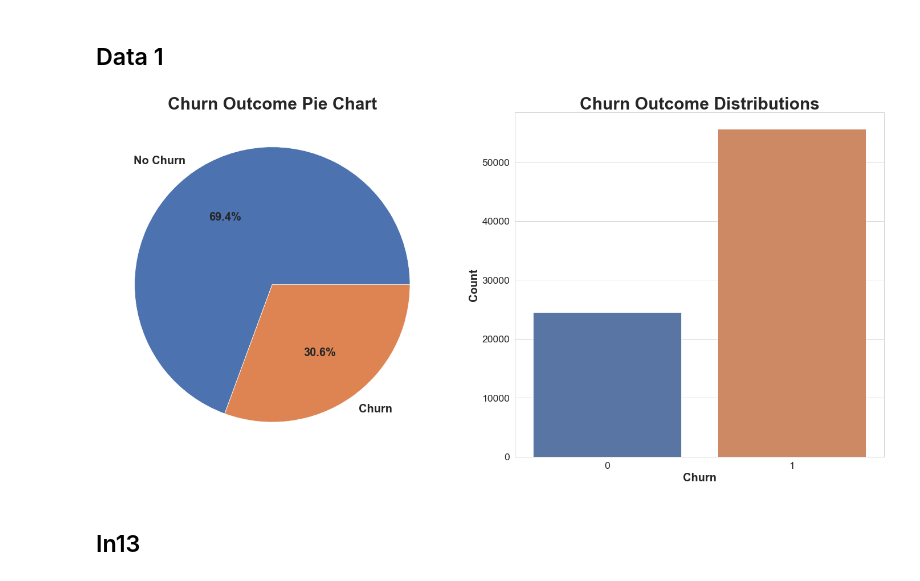
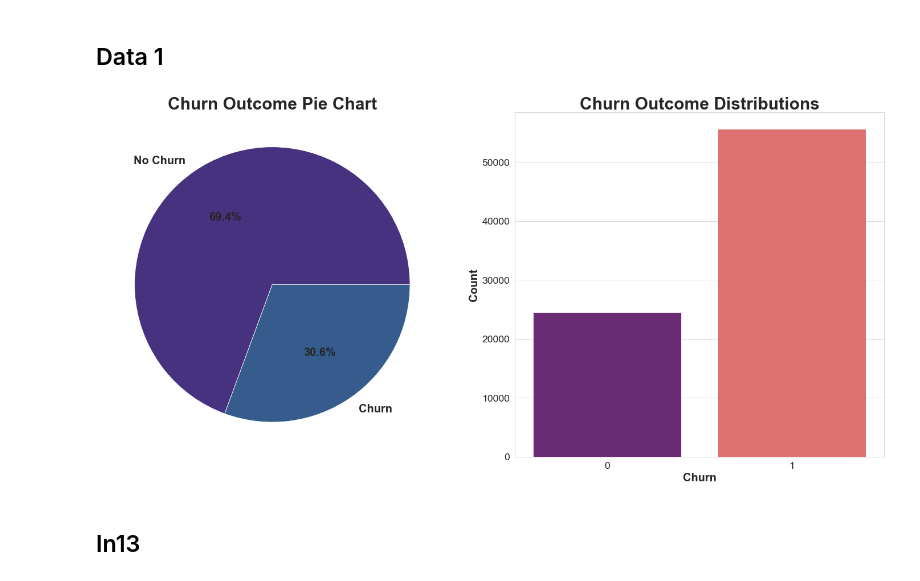
Before and after one commit to MattiaBrocco/Business-Analytics-Project, a Jupyter notebook: EDA.ipynb, the cells around one changed output. Drawn from its saved outputs; the diff is of its cells as text; code cells hidden in the pictures.

```diff
--- a/EDA.ipynb
+++ b/EDA.ipynb
@@ -189,20 +193,20 @@ in13_custom
 # %% [markdown]
 ## Data 1
 # %%
-sns.set(style = 'whitegrid')
+sns.set(style = 'whitegrid', palette = 'viridis')
 sns.set_context('paper', font_scale = 2)
 fig = plt.figure(figsize = (20, 10))
 plt.subplot(121)
 plt.pie(data1.si2014.value_counts(),labels = ['No Churn', 'Churn'], autopct = '%.1f%%', radius = 1, textprops={'fontsize': 20, 'fontweight': 'bold'})
 plt.title('Churn Outcome Pie Chart', fontsize = 30, fontweight = 'bold')
 plt.subplot(122)
-t = sns.countplot(data1.si2014)
+t = sns.countplot(data1.si2014, palette= 'magma')
 t.set_xlabel('Churn', fontweight = 'bold', fontsize = 20)
 t.set_ylabel('Count', fontweight = 'bold', fontsize = 20)
 plt.title('Churn Outcome Distributions', fontsize = 30, fontweight = 'bold')
 plt.tight_layout()
 # %% [output]
-[figure, old version]
+[figure, new version]
 # %% [markdown]
 ## In13
 # %%
```
Also changed, not shown: parts of 7 cells of this notebook.
